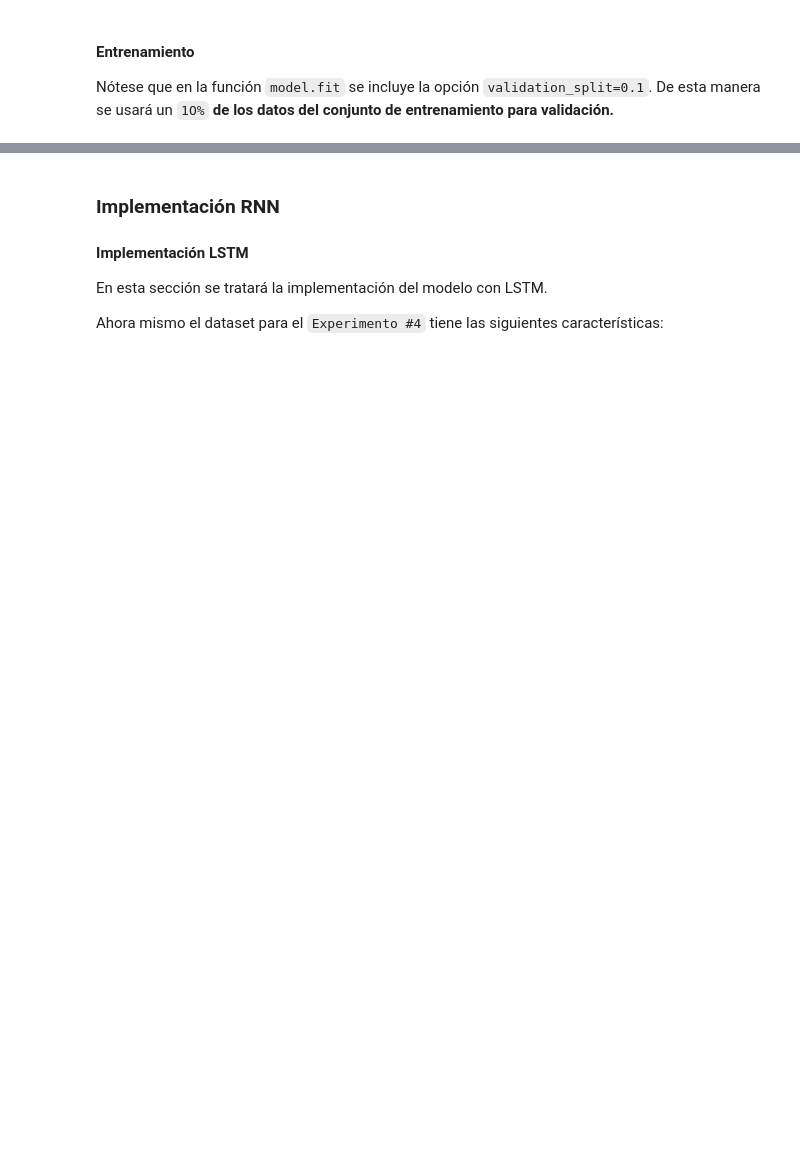
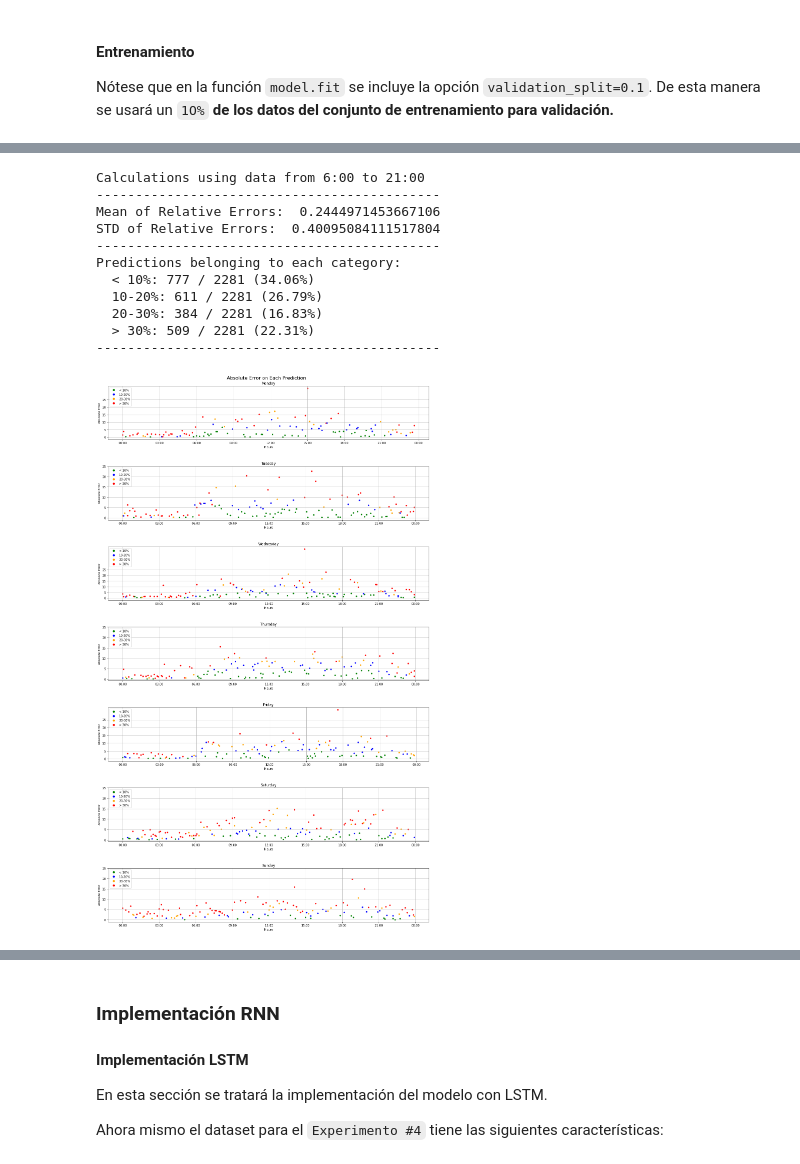
Before and after one commit to albertopmp/TFG, a Jupyter notebook: src/TrafficFlow.ipynb, the cells around one changed output, grey strips where cells are left out. Drawn from its saved outputs; the diff is of its cells as text; code cells hidden in the pictures; blank space fills up the shorter version.

```diff
--- a/src/TrafficFlow.ipynb
+++ b/src/TrafficFlow.ipynb
@@ -2471,5 +2316,6 @@ df_4
 # %% [markdown]
 Utilizando la función anteriormente definida se creará el DataFrama con la información necesaria para el Experimento:
 # %%
-df_4_multi_timestep = prepare_multi_timestep_df(df_4)
+df_4_multi_timestep = df_4.copy(deep = True)
+df_4_multi_timestep = prepare_multi_timestep_df(df_4_multi_timestep)
 df_4_multi_timestep
@@ -2521,9 +2395,9 @@ def get_callbacks():
 
 def build_and_compile_model():
   model = tf.keras.Sequential([
-      layers.Dense(8, kernel_regularizer=regularizers.l2(0.0001),
+      layers.Dense(16, kernel_regularizer=regularizers.l2(0.0001),
                    activation='relu', input_shape=(len(train_features.columns),) ),
-      layers.Dense(8, kernel_regularizer=regularizers.l2(0.0001),
+      layers.Dense(16, kernel_regularizer=regularizers.l2(0.0001),
                    activation='relu'),
       layers.Dense(1)
   ])
@@ -2550,5 +2439,5 @@ history = model.fit(
     verbose=0,
     callbacks=get_callbacks(),
     batch_size=32,
-    epochs=100
+    epochs=200
 )
@@ -2568,0 +2488,15 @@ print("MAE: ", mae)
+# %%
+errors = graph_errors(test_dates, test_labels, predictions, freq = 4)
+# %% [output]
+Calculations using data from 6:00 to 21:00
+--------------------------------------------
+Mean of Relative Errors:  0.2444971453667106
+STD of Relative Errors:  0.40095084111517804
+--------------------------------------------
+Predictions belonging to each category:
+  < 10%: 777 / 2281 (34.06%)
+  10-20%: 611 / 2281 (26.79%)
+  20-30%: 384 / 2281 (16.83%)
+  > 30%: 509 / 2281 (22.31%)
+--------------------------------------------
+[figure, added]
```
Also changed, not shown: parts of 107 cells of this notebook, 1 other file.
